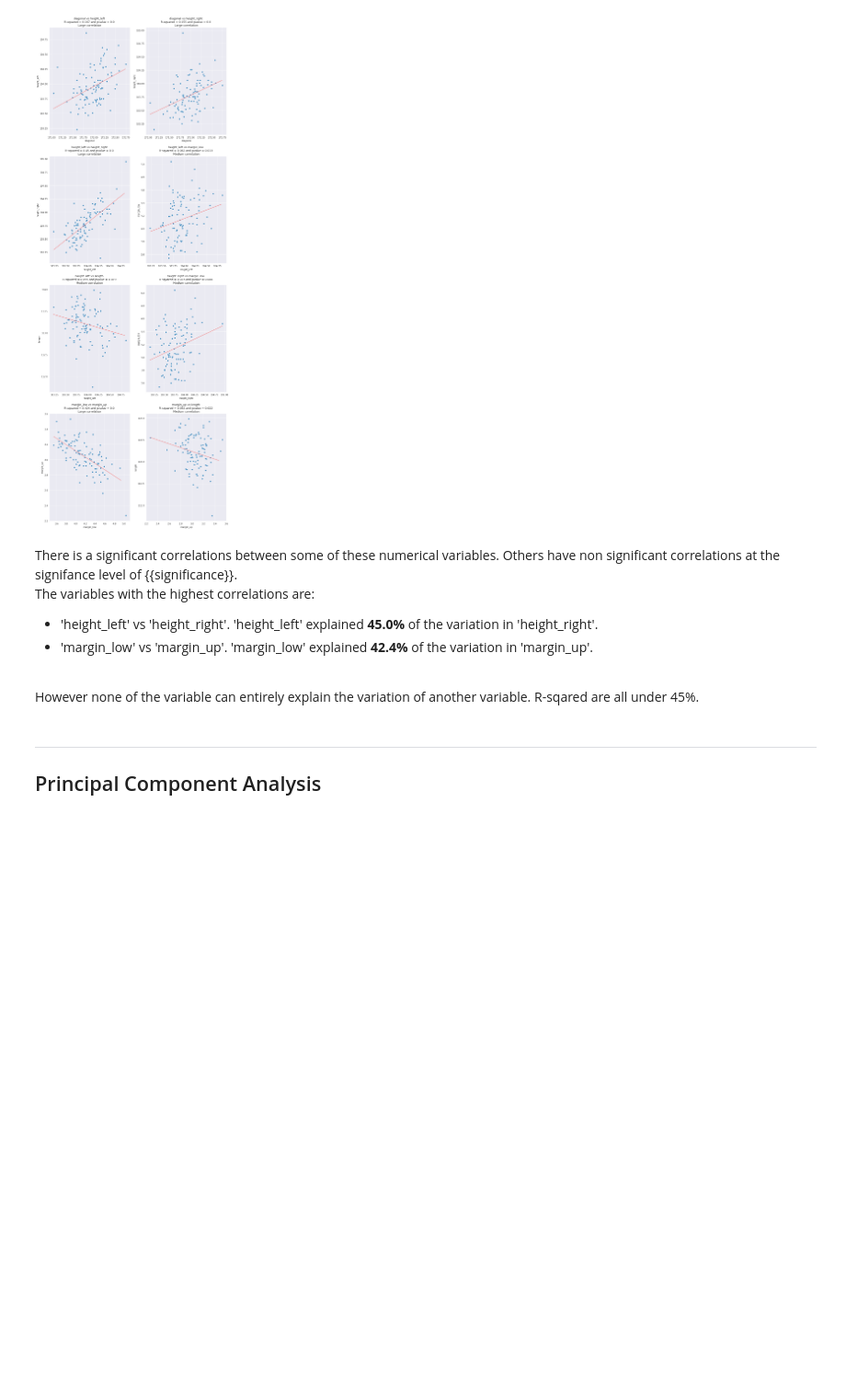
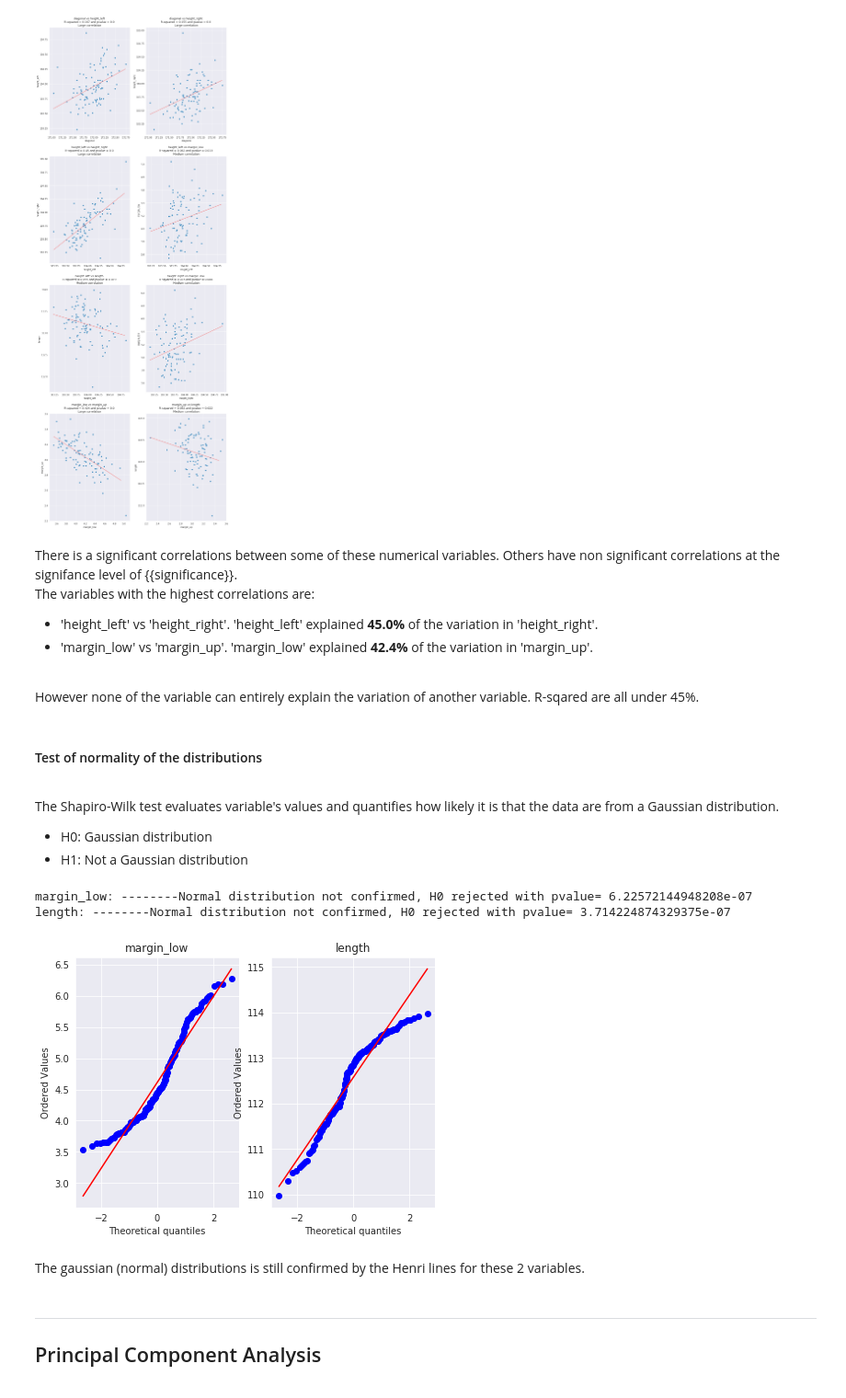
Before and after one commit to Michael-Orange/algorithm_banknotes, a Jupyter notebook: P6.ipynb, the cells around one changed output. Shown at 92% size. Saved outputs shown, nothing was run; the diff lists cells and outputs as text; code cells hidden in the pictures; blank space fills up the shorter version.

```diff
--- a/P6.ipynb
+++ b/P6.ipynb
@@ -206,6 +207,30 @@ There is a significant correlations between some of these numerical variables. O
 
 
 <br>However none of the variable can entirely explain the variation of another variable. R-sqared are all under 45%.
+# %% [markdown]
+<h4>Test of normality of the distributions</h4><a id='normal'></a>
+# %% [markdown]
+The Shapiro-Wilk test evaluates variable's values and quantifies how likely it is that the data are from a Gaussian distribution.
+- H0: Gaussian distribution
+- H1: Not a Gaussian distribution
+# %%
+X_not_gaussian =[]
+significance_level = 0.05
+for X in num_notes.columns:
+    stat, pvalue = stats.shapiro(num_notes[X])
+    if pvalue < significance_level:
+        print('{}: --------Normal distribution not confirmed, H0 rejected with pvalue= {}'.format(X, pvalue))
+        X_not_gaussian.append(X)
+# %% [output]
+margin_low: --------Normal distribution not confirmed, H0 rejected with pvalue= 6.22572144948208e-07
+length: --------Normal distribution not confirmed, H0 rejected with pvalue= 3.714224874329375e-07
+# %%
+fig = display_multiple_henrylines(num_notes, X_not_gaussian, [(1,2)])
+fig.savefig('data/output_graphics/henri_lines', transparent =True)
+# %% [output]
+[figure, added]
+# %% [markdown]
+The gaussian (normal) distributions is still confirmed by the Henri lines for these 2 variables.
 # %% [markdown]
 <hr>
 <h2>Principal Component Analysis</h2><a id='pca_title'></a>
```
Also changed, not shown: parts of 28 cells of this notebook.
